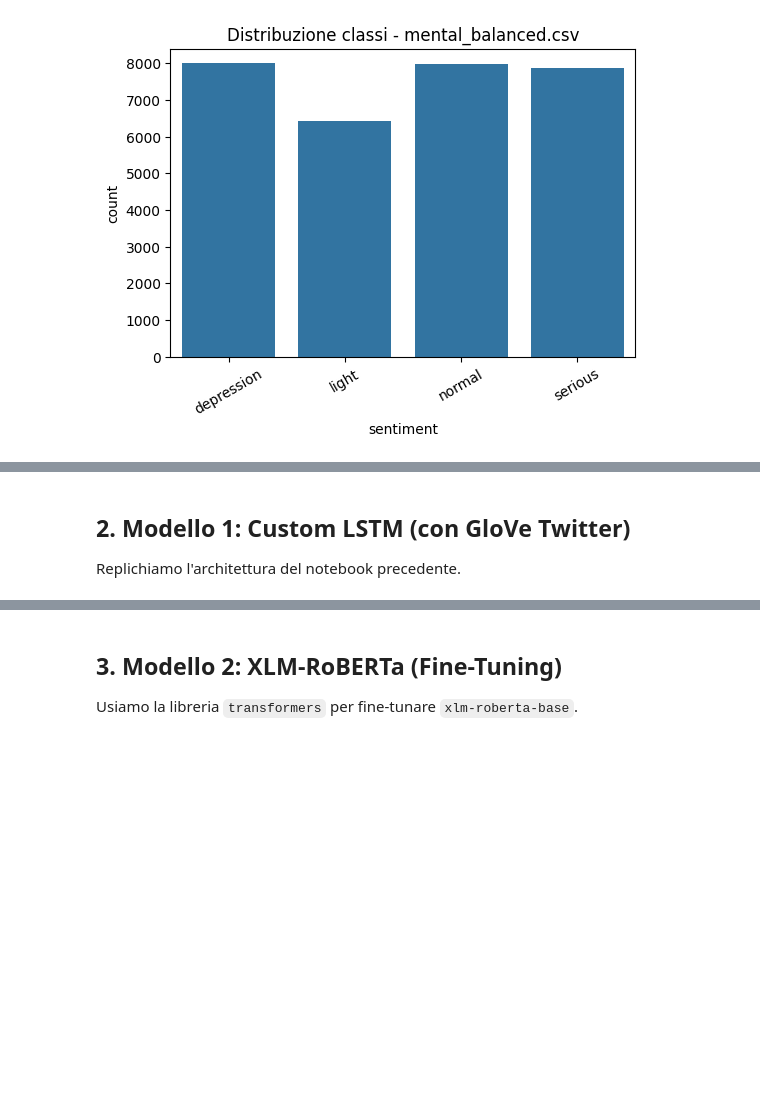
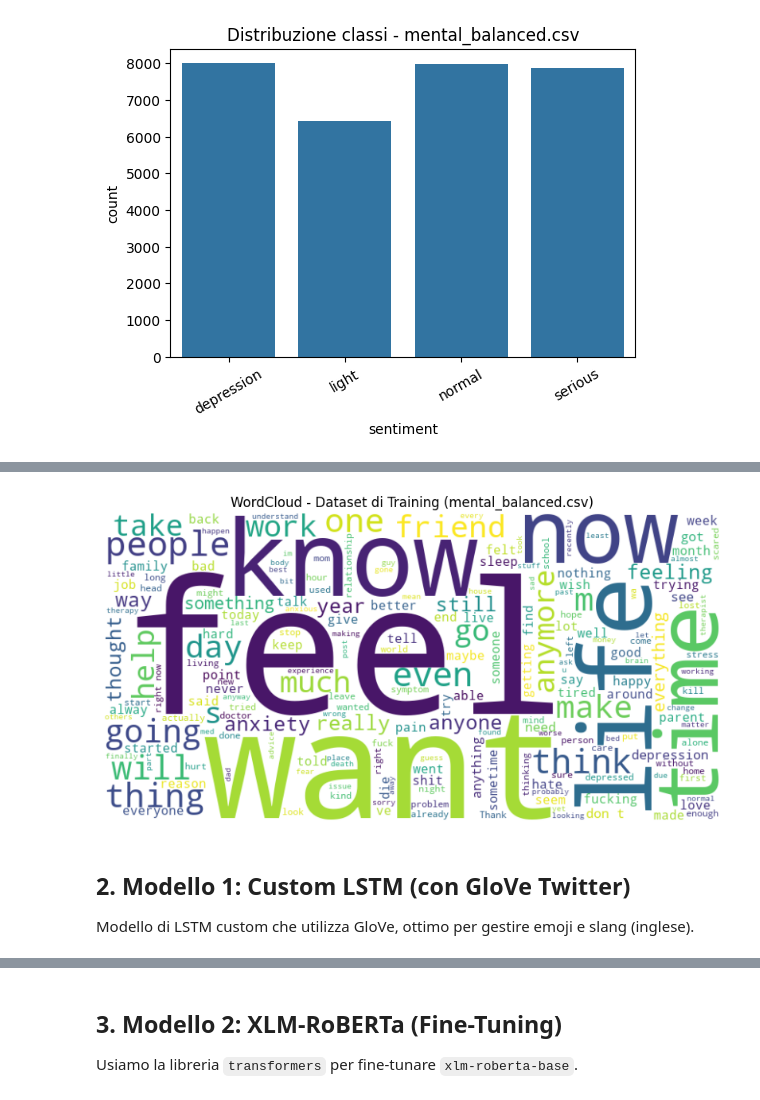
Before and after one commit to DataScience-Golddiggers/Faboulous-Interpretr, a Jupyter notebook: notebooks/sentiment_comparison.ipynb, the cells around one changed output, grey strips where cells are left out. Drawn from its saved outputs; the diff is of its cells as text; code cells hidden in the pictures; blank space fills up the shorter version.

```diff
--- a/notebooks/sentiment_comparison.ipynb
+++ b/notebooks/sentiment_comparison.ipynb
@@ -129,18 +131,20 @@ print(f"Train size: {len(train_df)} | Val size: {len(val_df)} | Test size: {len(
 # %%
 # Generazione WordCloud sul dataset di training (mental)
 text_combined = " ".join(review for review in train_df.review_text)
 
 wordcloud = WordCloud(width=800, height=400, background_color='white', max_words=200).generate(text_combined)
 
 plt.figure(figsize=(10, 6))
 plt.imshow(wordcloud, interpolation='bilinear')
 plt.axis("off")
-plt.title("WordCloud delle recensioni (train - mental.csv)")
+plt.title("WordCloud - Dataset di Training (mental_balanced.csv)")
 plt.show()
+# %% [output]
+[figure, added]
 # %% [markdown]
 ## 2. Modello 1: Custom LSTM (con GloVe Twitter)
 
-Replichiamo l'architettura del notebook precedente.
+Modello di LSTM custom che utilizza GloVe, ottimo per gestire emoji e slang (inglese).
 # %%
 # --- 2.1 Preprocessing specifico per LSTM ---
 def clean_text_lstm(text):
```
Also changed, not shown: parts of 7 cells of this notebook, 5 other files.
